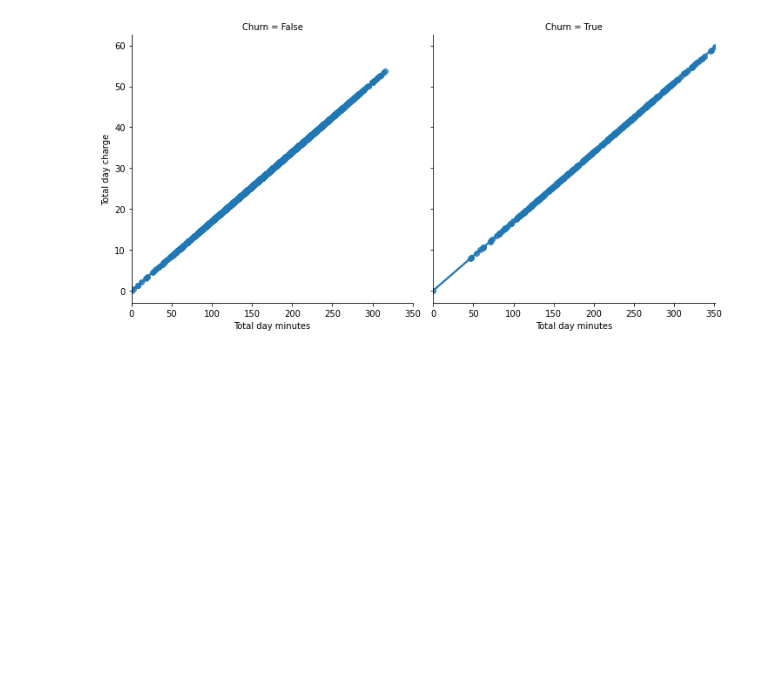
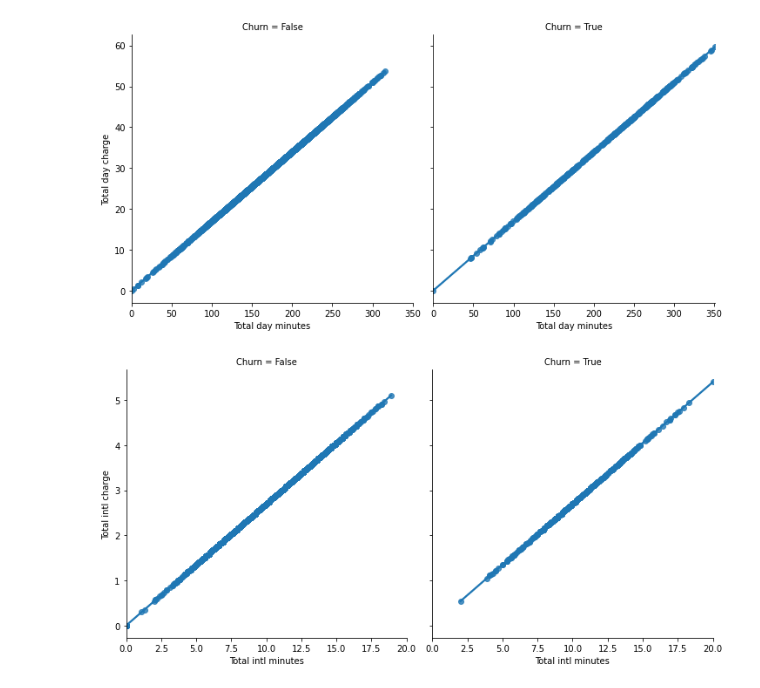
Before and after one commit to nitesh-singh-datascience/team-power-telecom-churn-analysis, a Jupyter notebook: Nilanjan_Chandra_Telecom_Churn_Analysis_Capstone_Project.ipynb, the cells around one changed output. Drawn from its saved outputs; the diff is of its cells as text; code cells hidden in the pictures; blank space fills up the shorter version.

```diff
--- a/Nilanjan_Chandra_Telecom_Churn_Analysis_Capstone_Project.ipynb
+++ b/Nilanjan_Chandra_Telecom_Churn_Analysis_Capstone_Project.ipynb
@@ -710,5 +710,7 @@ sns.lmplot(x='Total day minutes', y = 'Total day charge', col='Churn',
 # %% [output]
 [figure]
 # %%
-sns.lmplot(x='Total day minutes', y = 'Total day charge', col='Churn',
+sns.lmplot(x='Total intl minutes', y = 'Total intl charge', col='Churn',
            data=df);
+# %% [output]
+[figure, added]
```
Also changed, not shown: parts of 2 cells of this notebook.
